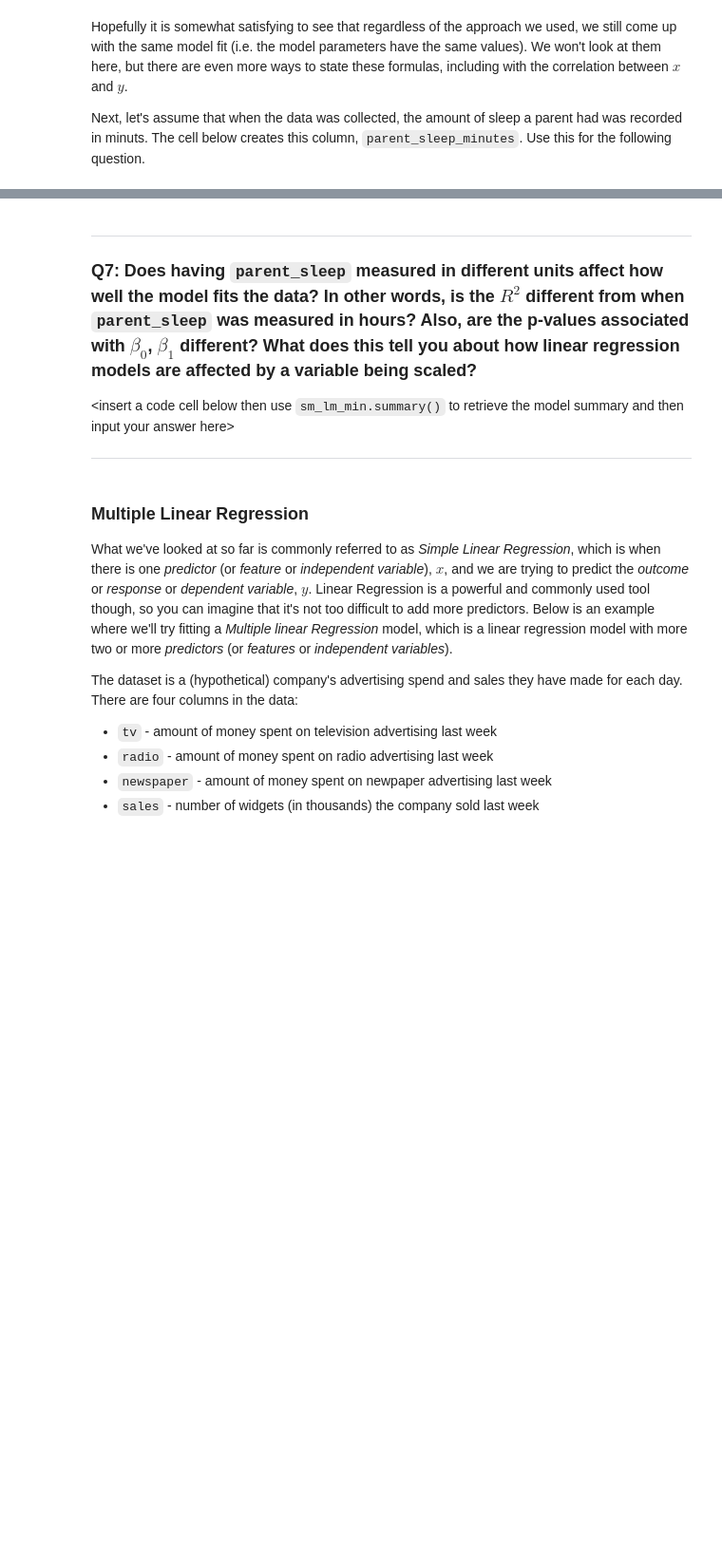
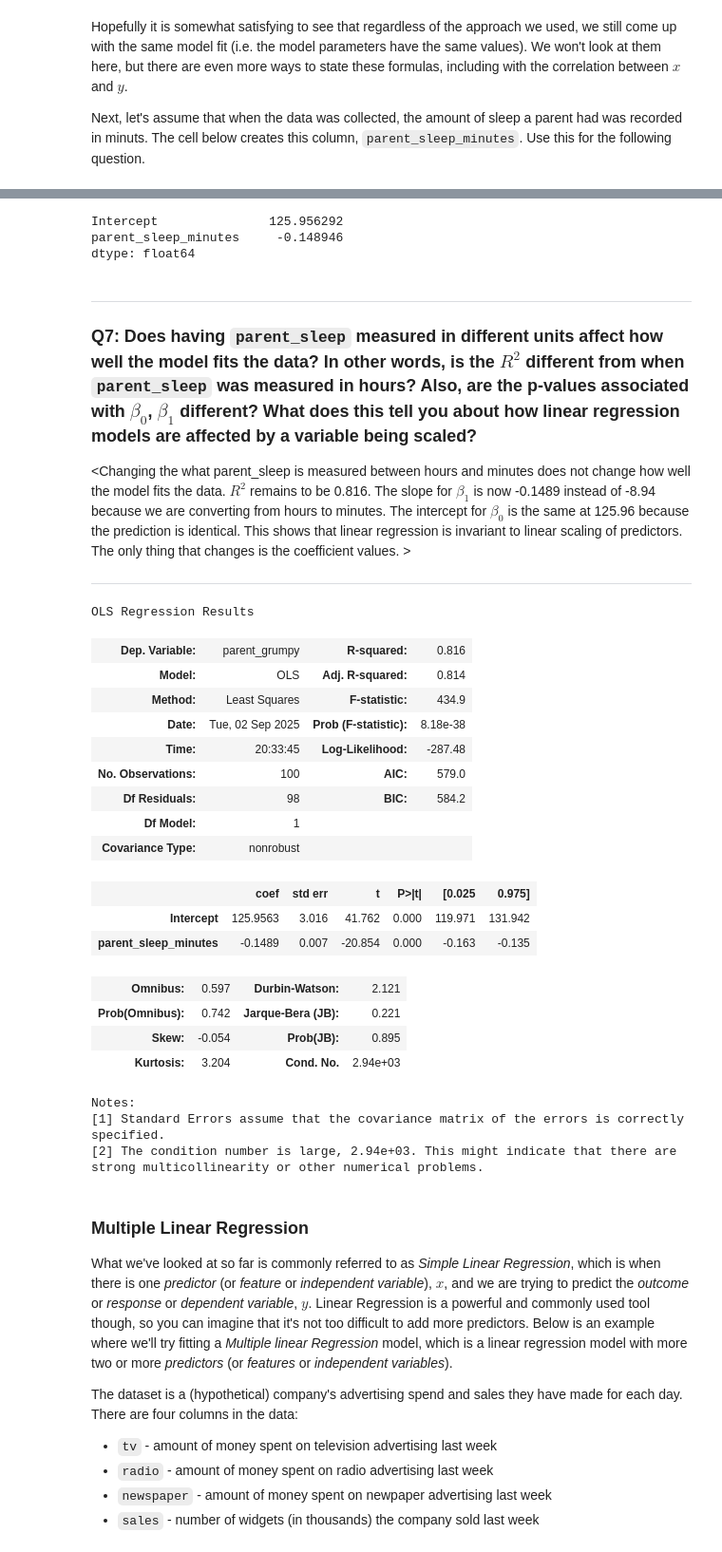
Before and after one commit to KylePineiroCode/cs3120-assign2, a Jupyter notebook: linear_regression_lab.ipynb, the cells around one changed output, grey strips where cells are left out. Shown: that part at 95% size. Drawn from its saved outputs; the diff is of its cells as text; code cells hidden in the pictures; blank space fills up the shorter version.

```diff
--- a/linear_regression_lab.ipynb
+++ b/linear_regression_lab.ipynb
@@ -217,6 +217,8 @@ To find the best possible parameter values (i.e. to fit or train the model), we
 We could manually calculate the values by minimizing the above, but let's first use the [statmodels](https://www.statsmodels.org/stable/install.html) Python package. See how these numbers compare to the values you found in your *guesstimate* above.
 # %%
 import statsmodels.formula.api as smf
+import pandas as pd
 
+df = pd.read_csv('https://raw.githubusercontent.com/sgeinitz/CS3120/main/lab1_data_parenthood.csv')
 sm_lm = smf.ols(formula='parent_grumpy ~ parent_sleep', data=df).fit()
 print(sm_lm.params)
@@ -513,16 +591,45 @@ df.parent_sleep_minutes.describe()
 
  ***
 # %%
-sm_lm_min = smf.ols(formula=' ~ ', data=df).fit()
+import statsmodels.formula.api as smf
+sm_lm_min = smf.ols(formula=' parent_grumpy ~ parent_sleep_minutes ', data=df).fit()
 sm_lm_min.params
+# %% [output]
+Intercept               125.956292
+parent_sleep_minutes     -0.148946
+dtype: float64
 # %% [markdown]
 ***
 
 ### Q7: Does having `parent_sleep` measured in different units affect how well the model fits the data? In other words, is the $R^2$ different from when `parent_sleep` was measured in hours? Also, are the p-values associated with $\beta_0$, $\beta_1$ different? What does this tell you about how linear regression models are affected by a variable being scaled?
 
-\<insert a code cell below then use `sm_lm_min.summary()` to retrieve the model summary and then input your answer here\>
+\<Changing the what parent_sleep is measured between hours and minutes does not change how well the model fits the data. $R^2$ remains to be 0.816. The slope for $\beta_1$ is now -0.1489 instead of -8.94 because we are converting from hours to minutes. The intercept for $\beta_0$ is the same at 125.96 because the prediction is identical. This shows that linear regression is invariant to linear scaling of predictors. The only thing that changes is the coefficient values. \>
 
 ***
+# %%
+sm_lm_min.summary()
+# %% [output]
+OLS Regression Results
+| Dep. Variable: | parent_grumpy | R-squared: | 0.816 |
+| Model: | OLS | Adj. R-squared: | 0.814 |
+| Method: | Least Squares | F-statistic: | 434.9 |
+| Date: | Tue, 02 Sep 2025 | Prob (F-statistic): | 8.18e-38 |
+| Time: | 20:33:45 | Log-Likelihood: | -287.48 |
+| No. Observations: | 100 | AIC: | 579.0 |
+| Df Residuals: | 98 | BIC: | 584.2 |
+| Df Model: | 1 |  |  |
+| Covariance Type: | nonrobust |  |  |
+|  | coef | std err | t | P>|t| | [0.025 | 0.975] |
+| Intercept | 125.9563 | 3.016 | 41.762 | 0.000 | 119.971 | 131.942 |
+| parent_sleep_minutes | -0.1489 | 0.007 | -20.854 | 0.000 | -0.163 | -0.135 |
+| Omnibus: | 0.597 | Durbin-Watson: | 2.121 |
+| Prob(Omnibus): | 0.742 | Jarque-Bera (JB): | 0.221 |
+| Skew: | -0.054 | Prob(JB): | 0.895 |
+| Kurtosis: | 3.204 | Cond. No. | 2.94e+03 |
+Notes:
+[1] Standard Errors assume that the covariance matrix of the errors is correctly specified.
+[2] The condition number is large, 2.94e+03. This might indicate that there are
+strong multicollinearity or other numerical problems.
 # %% [markdown]
 ### Multiple Linear Regression
 
```
Also changed, not shown: parts of 28 cells of this notebook.
